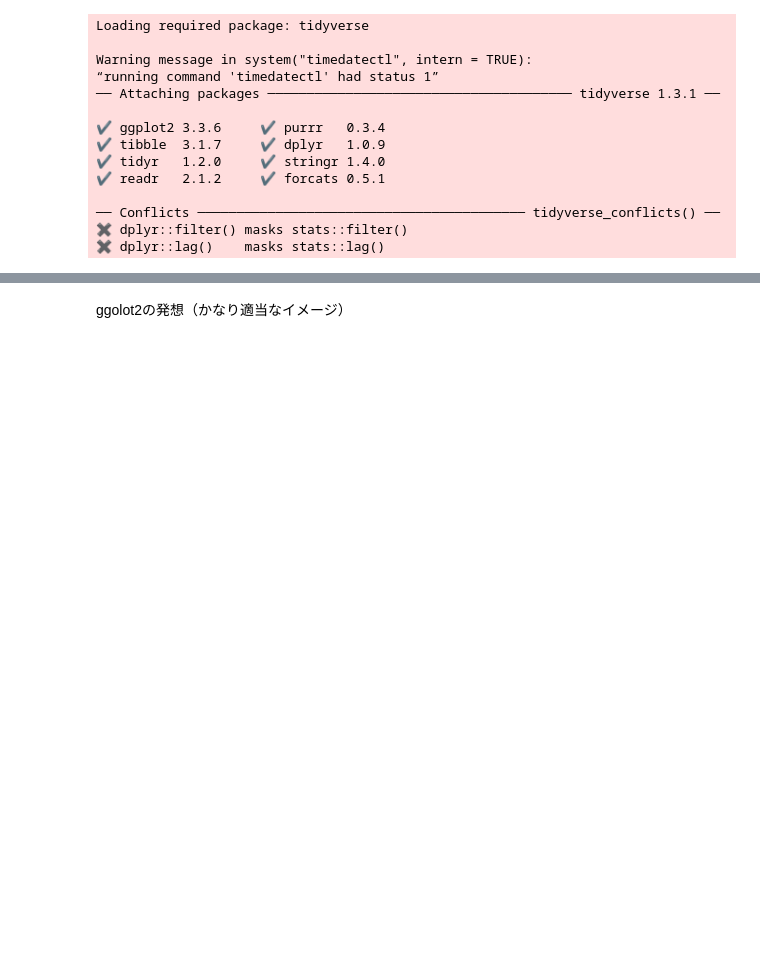
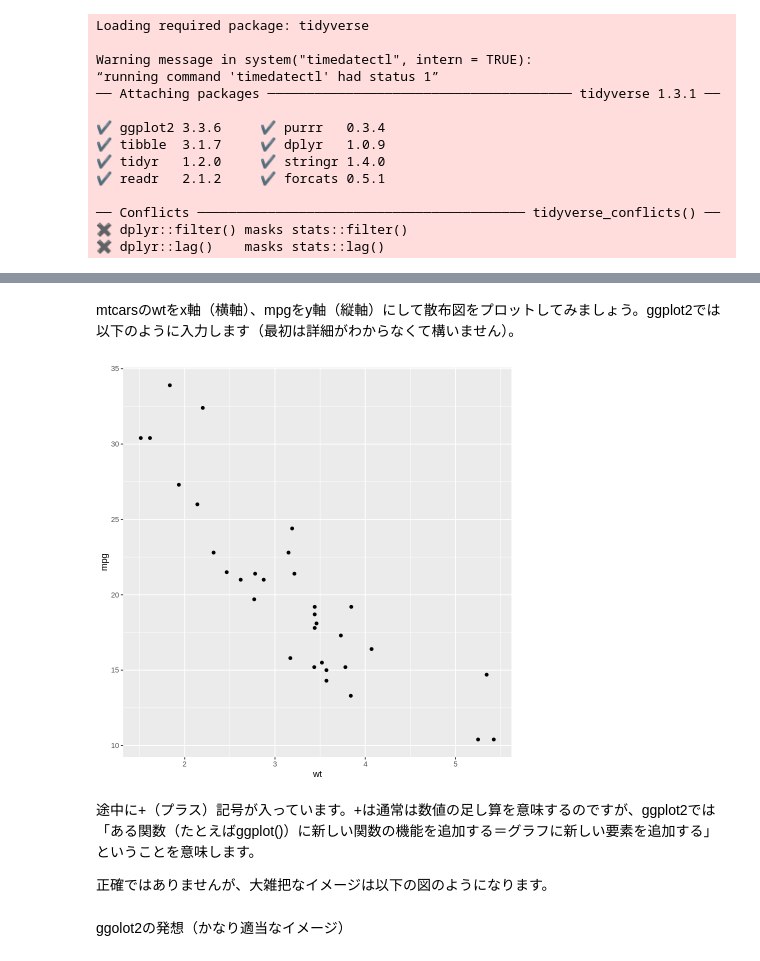
Before and after one commit to koiti-yano/colab, a Jupyter notebook: 経済統計_R入門_11_ggplot2.ipynb, the cells around one changed output, grey strips where cells are left out. Saved outputs shown, nothing was run; the diff lists cells and outputs as text; code cells hidden in the pictures; blank space fills up the shorter version.

```diff
--- a/経済統計_R入門_11_ggplot2.ipynb
+++ b/経済統計_R入門_11_ggplot2.ipynb
@@ -42,3 +56,13 @@ Warning message in system("timedatectl", intern = TRUE):
+# %% [markdown]
+mtcarsのwtをx軸（横軸）、mpgをy軸（縦軸）にして散布図をプロットしてみましょう。ggplot2では以下のように入力します（最初は詳細がわからなくて構いません）。
+# %%
+mtcars |> ggplot() + aes(x=wt, y=mpg) + geom_point()
+# %% [output]
+[figure, added]
+# %% [markdown]
+途中に+（プラス）記号が入っています。+は通常は数値の足し算を意味するのですが、ggplot2では「ある関数（たとえばggplot()）に新しい関数の機能を追加する＝グラフに新しい要素を追加する」ということを意味します。
+
+正確ではありませんが、大雑把なイメージは以下の図のようになります。
 # %% [markdown]
 ggolot2の発想（かなり適当なイメージ）
 # %% [markdown]
```
Also changed, not shown: parts of 2 cells of this notebook.
